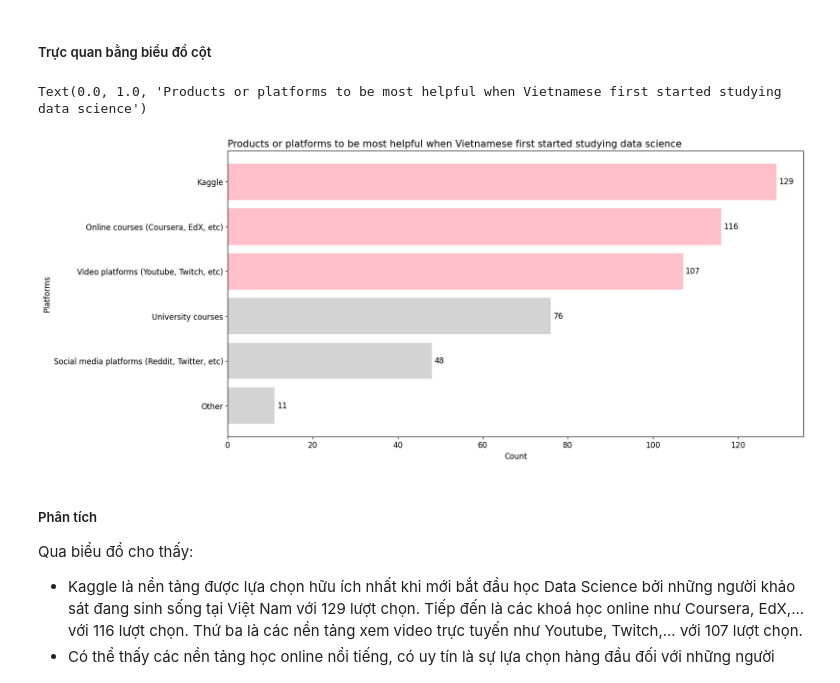
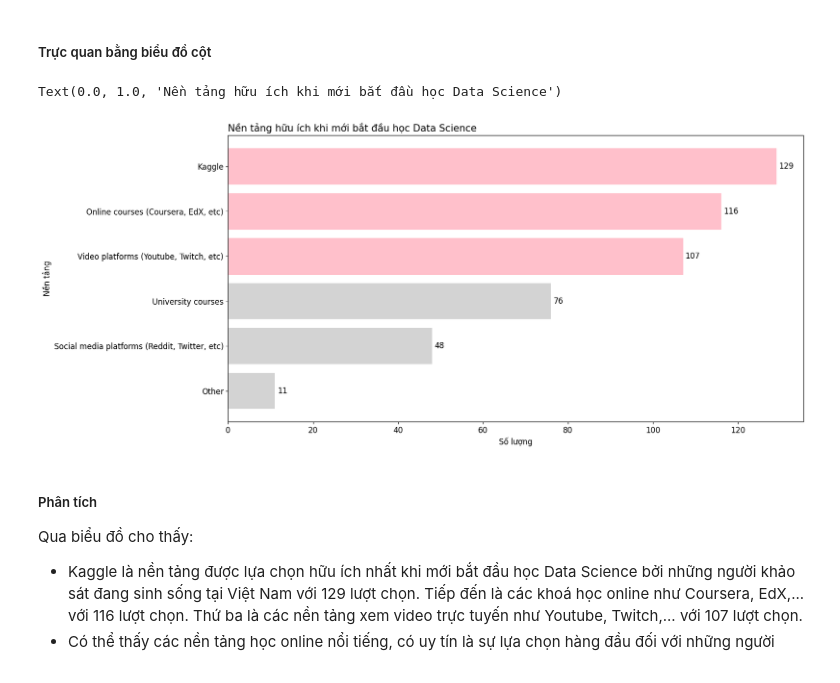
Before and after one commit to khuong253/final_project_data_visualization, a Jupyter notebook: data_visualization.ipynb, the cells around one changed output. Drawn from its saved outputs; the diff is of its cells as text; code cells hidden in the pictures.

```diff
--- a/data_visualization.ipynb
+++ b/data_visualization.ipynb
@@ -82,38 +82,38 @@ vn_df_platform
 
 platforms = ['Kaggle', 'Online courses (Coursera, EdX, etc)',
              'Video platforms (Youtube, Twitch, etc)',
              'University courses',
              'Social media platforms (Reddit, Twitter, etc)',
              'Other']
 
 platforms_value = []
 for i in vn_df_platform:
     platforms_value.append(vn_df_platform[i])
 
 # Tạo biểu đồ cột ngang
 
 plt.figure(figsize=(16, 8))
 platform_plot = plt.barh(platforms, platforms_value, color="lightgrey")
 
 # Đảo ngược trục y để các nền tảng có số người chọn nhiều nhất nằm ở phía trên
 
 ax = plt.gca()
 ax.invert_yaxis()
 ax.bar_label(platform_plot, padding=4)
 
 # Đặt top 3 nền tảng có số người chọn nhiều nhất màu hồng để làm nổi bật
 
 for i in range (0,3):
     ax.get_children()[i].set_color("pink")
 
 # Đặt tên cho trục x, trục y và tên biểu đồ
 
-ax.set_ylabel("Platforms")
-ax.set_xlabel("Count")
-plt.title("Products or platforms to be most helpful when Vietnamese first started studying data science", loc="left", fontsize=15)
+ax.set_ylabel("Nền tảng")
+ax.set_xlabel("Số lượng")
+plt.title("Nền tảng hữu ích khi mới bắt đầu học Data Science", loc="left", fontsize=15)
 # %% [output]
-Text(0.0, 1.0, 'Products or platforms to be most helpful when Vietnamese first started studying data science')
+Text(0.0, 1.0, 'Nền tảng hữu ích khi mới bắt đầu học Data Science')
-[figure, old version]
+[figure, new version]
 # %% [markdown]
 ##### Phân tích
 
```
Also changed, not shown: parts of 16 cells of this notebook.
